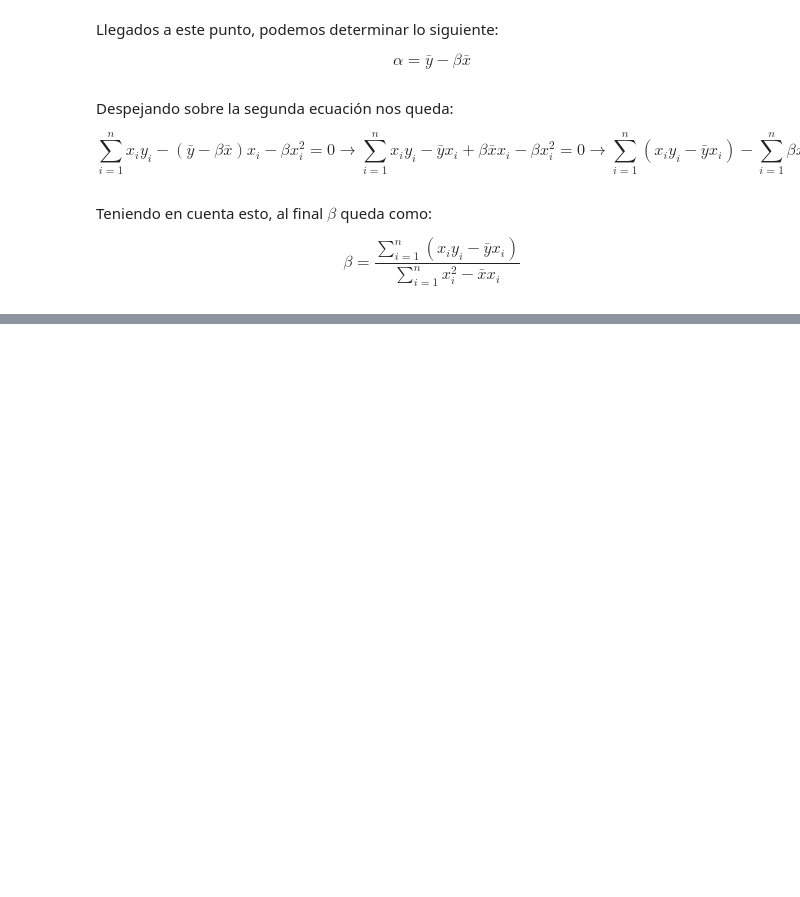
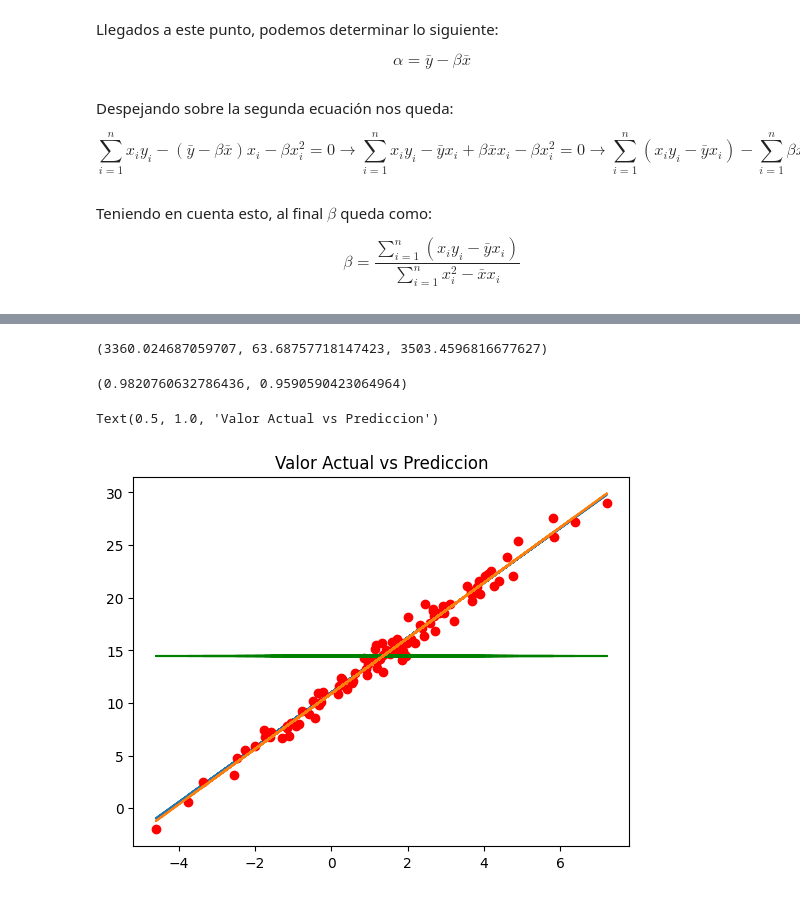
Before and after one commit to aolite/curso-machine-lerning, a Jupyter notebook: notebooks/T7.75. Linear Regresion.ipynb, the cells around one changed output, grey strips where cells are left out. Drawn from its saved outputs; the diff is of its cells as text; code cells hidden in the pictures; blank space fills up the shorter version.

```diff
--- a/notebooks/T7.75. Linear Regresion.ipynb
+++ b/notebooks/T7.75. Linear Regresion.ipynb
@@ -149,0 +293,23 @@ $$
+# %%
+SSR_model = sum((data['y_pred_2'] - y_mean)**2)
+SSD_model = sum((data ['y_pred_2']- data ['y'])**2)
+SST_model = sum((data ['y']- y_mean)** 2)
+
+SSR, SSD, SST
+# %% [output]
+(3360.024687059707, 63.68757718147423, 3503.4596816677627)
+# %%
+R2_model = SSR_model/SST_model
+R2_model, R2
+# %% [output]
+(0.9820760632786436, 0.9590590423064964)
+# %%
+%matplotlib inline
+plt.plot(data['x'], data['y_pred'])
+plt.plot(data['x'], data['y'], "ro")
+plt.plot(data['x'], y_mean_arr, 'g')
+plt.plot(data['x'], data['y_pred_2'])
+plt.title('Valor Actual vs Prediccion')
+# %% [output]
+Text(0.5, 1.0, 'Valor Actual vs Prediccion')
+[figure, added]
```
Also changed, not shown: parts of 41 cells of this notebook.
